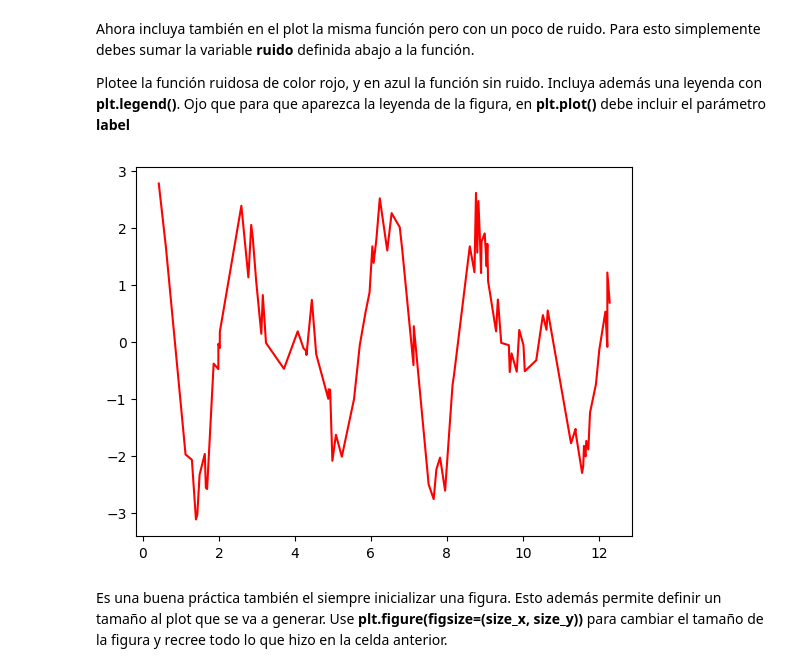
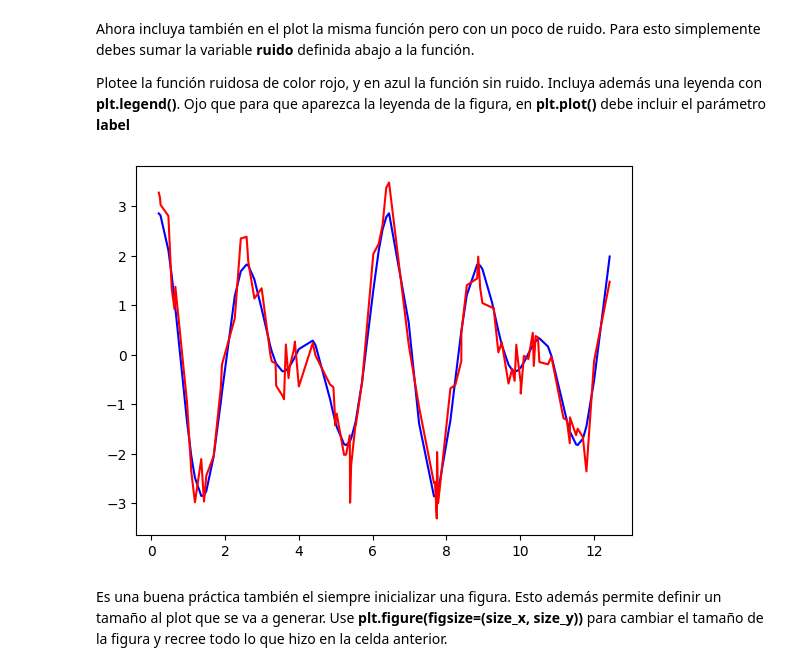
Before and after one commit to Morales-Andres/Tarea-1, a Jupyter notebook: Tarea_1.ipynb, the cells around one changed output. Saved outputs shown, nothing was run; the diff lists cells and outputs as text; code cells hidden in the pictures.

```diff
--- a/Tarea_1.ipynb
+++ b/Tarea_1.ipynb
@@ -413,15 +413,15 @@ Plotee la función ruidosa de color rojo, y en azul la función sin ruido. Inclu
 # %%
 np.random.seed(19680801) # por ahora ignorar esto
 ruido = 0.4*np.random.randn(len(x_values))
 
 # Línea para plotear función sin ruido
-fig_1
+plt.plot(x_arr,y, color='b')
 
 # Línea para plotear función con ruido
 fig_2 = plt.plot(x_arr, y + ruido, color='r')
 fig_2
 plt.show()
 # %% [output]
-[figure, old version]
+[figure, new version]
 # %% [markdown]
 Es una buena práctica también el siempre inicializar una figura. Esto además permite definir un tamaño al plot que se va a generar. Use **plt.figure(figsize=(size_x, size_y))** para cambiar el tamaño de la figura y recree todo lo que hizo en la celda anterior.
```
Also changed, not shown: parts of 18 cells of this notebook.
